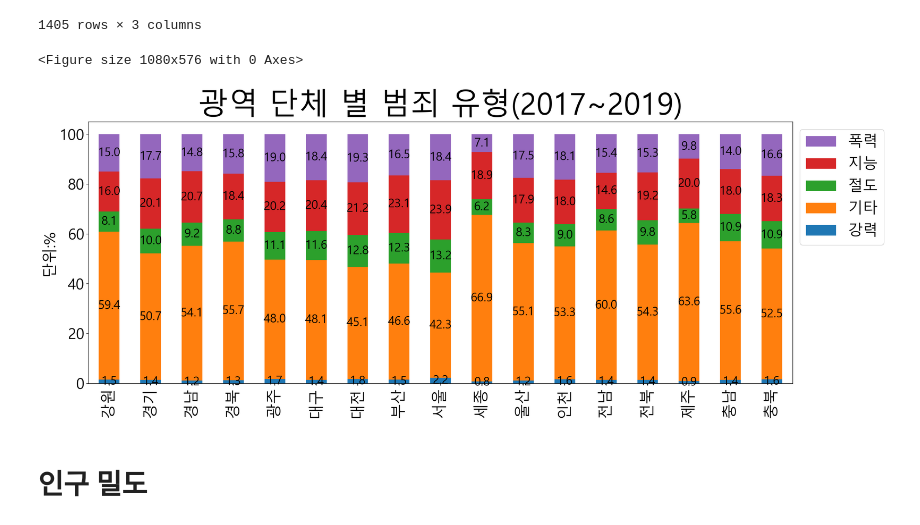
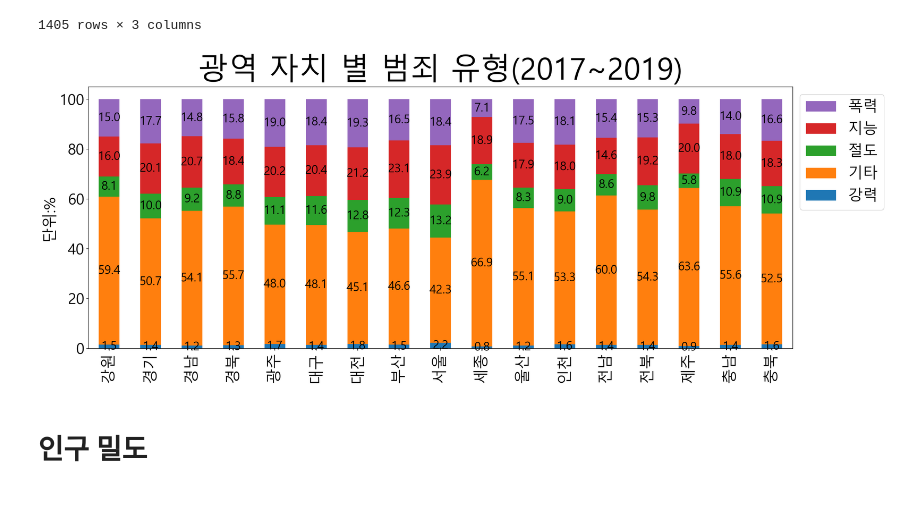
Before and after one commit to jinrang2/tj201130_kkij, a Jupyter notebook: gon/범죄 일반 분석.ipynb, the cells around one changed output. Saved outputs shown, nothing was run; the diff lists cells and outputs as text; code cells hidden in the pictures.

```diff
--- a/gon/범죄 일반 분석.ipynb
+++ b/gon/범죄 일반 분석.ipynb
@@ -623,32 +639,30 @@ df_434
 # %%
 df_434 = df_434.pivot_table(index='광역', columns=['범죄 유형'], values='유형%')
 # %%
-plt.figure(figsize=(15,8))
-
 plt.rc('xtick', labelsize=25)
 plt.rc('ytick', labelsize=25)
 plt.rcParams["figure.figsize"] = (21,8)
 
 b=df_434.plot(kind='bar',stacked=True)
 #b=sns.barplot(data=df_metro2, x='광역',y='총피해자',palette='autumn',estimator=np.sum)
-plt.title('광역 단체 별 범죄 유형(2017~2019)', fontsize=50)
+plt.title('광역 자치 별 범죄 유형(2017~2019)', fontsize=50)
 handles, labels = b.get_legend_handles_labels()
 plt.legend(handles[::-1], labels[::-1],loc='upper center', bbox_to_anchor=(1.07, 1), ncol=1,prop={'size': 25})
 
 
 b.yaxis.set_major_formatter(ticker.FormatStrFormatter('%d'))
 b.set_xlabel('', fontsize=25)
 b.set_ylabel('단위:%', fontsize=25)
 
-
 for p in b.patches:
     left, bottom, width, height = p.get_bbox().bounds
     b.annotate("%.1f"%(height), xy=(left+width/2, bottom+height/2), ha='center', va='center',fontsize=20)
 #plt.sca(b)
 #plt.box(False)
+
+plt.savefig('4.png')
 # %% [output]
-<Figure size 1080x576 with 0 Axes>
-[figure, old version]
+[figure, new version]
 # %% [markdown]
 # 인구 밀도
 # %% [markdown]
```
Also changed, not shown: parts of 39 cells of this notebook, 12 other files.
